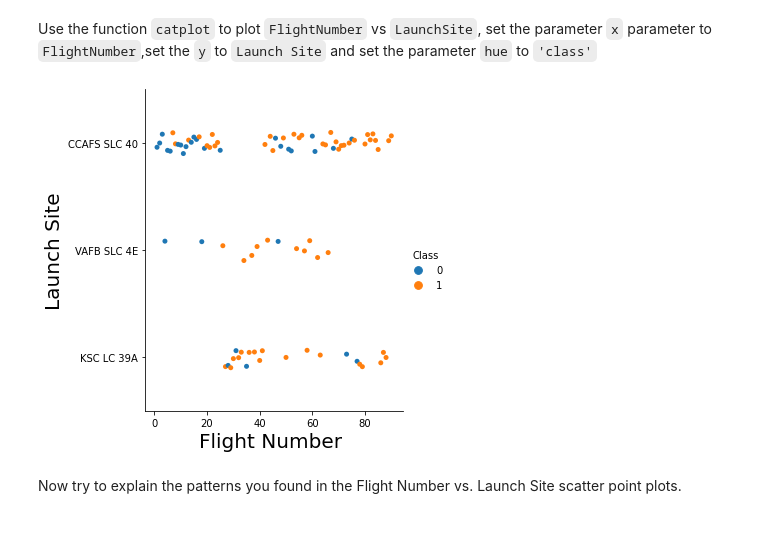
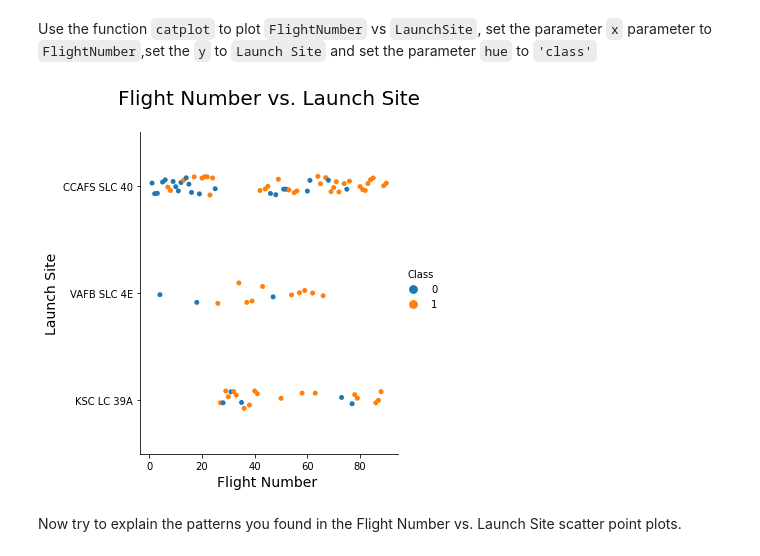
Before and after one commit to AliceGuo1023/AppliedDSProject, a Jupyter notebook: 2.2 Visualization.ipynb, the cells around one changed output. Drawn from its saved outputs; the diff is of its cells as text; code cells hidden in the pictures; blank space fills up the shorter version.

```diff
--- a/2.2 Visualization.ipynb
+++ b/2.2 Visualization.ipynb
@@ -85,11 +85,12 @@ Use the function <code>catplot</code> to plot <code>FlightNumber</code> vs <code
 # %%
 # Plot a scatter point chart with x axis to be Flight Number and y axis to be the launch site, and hue to be the class value
 sns.catplot(y = 'LaunchSite', x = 'FlightNumber', data = df, hue = 'Class')
-plt.xlabel('Flight Number ', fontsize = 20)
-plt.ylabel('Launch Site', fontsize= 20)
+plt.xlabel('Flight Number ', fontsize = 14)
+plt.ylabel('Launch Site', fontsize= 14)
+plt.title('Flight Number vs. Launch Site\n', fontsize = 20)
 plt.show()
 # %% [output]
-[figure, old version]
+[figure, new version]
 # %% [markdown]
 Now try to explain the patterns you found in the Flight Number vs. Launch Site scatter point plots.
 # %% [markdown]
```
Also changed, not shown: parts of 5 cells of this notebook.
